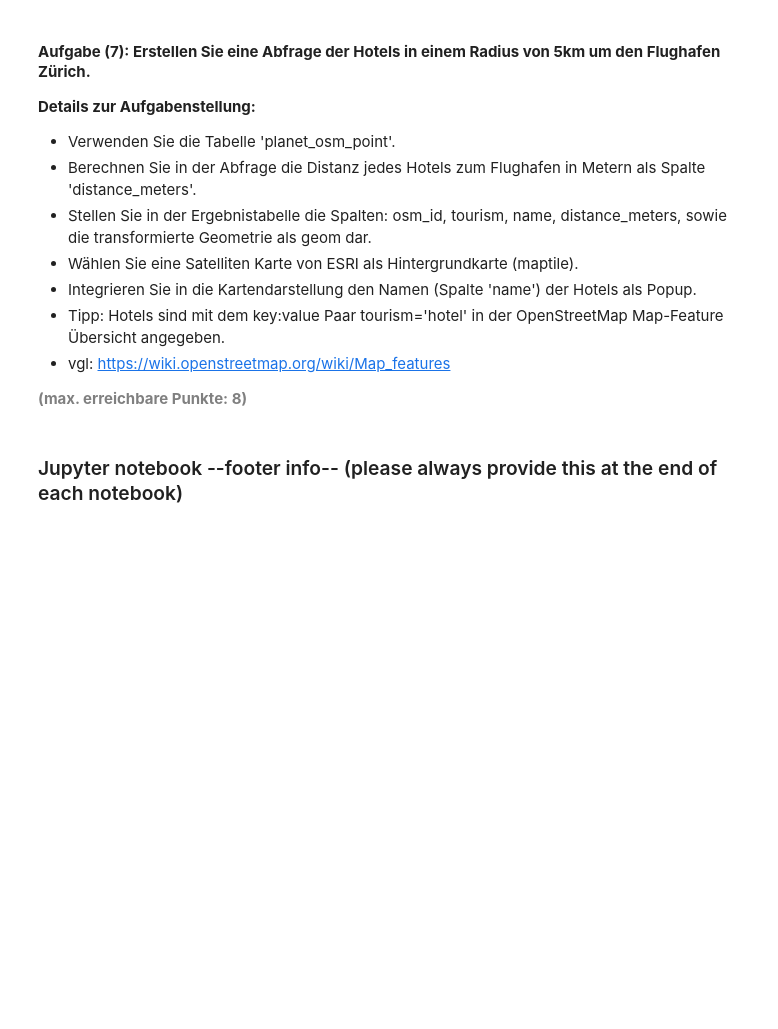
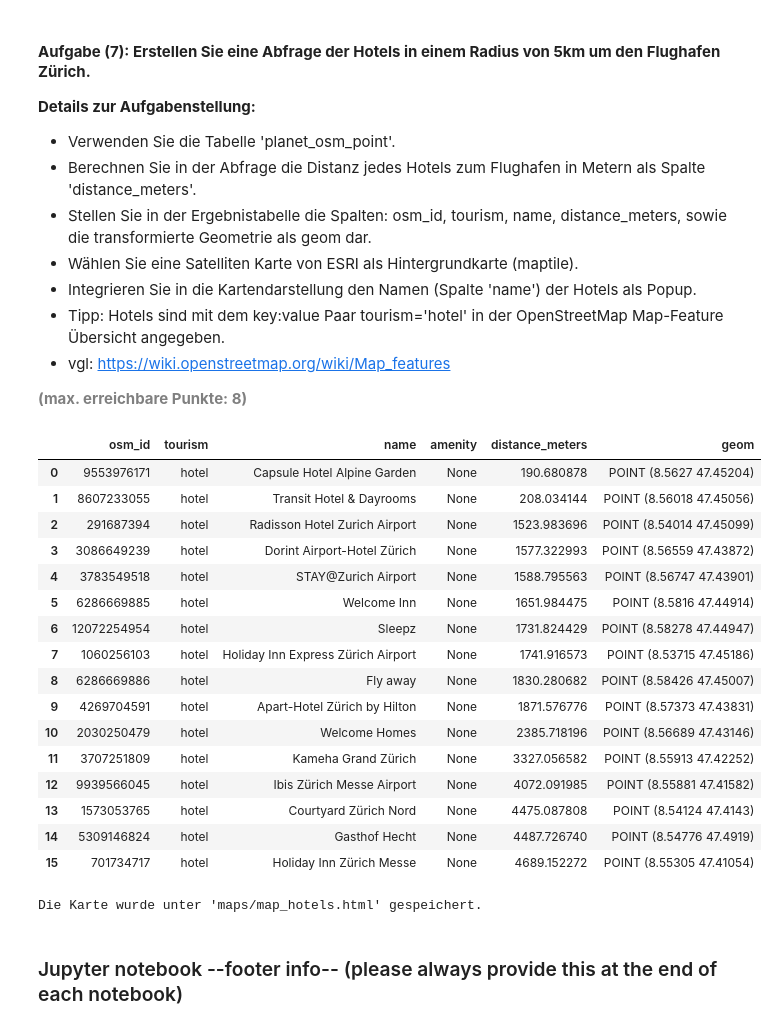
Before and after one commit to migifor-forstmi4/python_postgresql_postgis, a Jupyter notebook: Leistungsnachweis 1/AP03_Management_Raeumliche_Daten.ipynb, the cells around one changed output. Cells and saved outputs as stored; diff of their text form; code cells hidden in the pictures; blank space fills up the shorter version.

```diff
--- a/Leistungsnachweis 1/AP03_Management_Raeumliche_Daten.ipynb
+++ b/Leistungsnachweis 1/AP03_Management_Raeumliche_Daten.ipynb
@@ -636,30 +659,72 @@ print("Die Karte wurde unter 'maps/map_farmland_meadow.html' gespeichert.")
 <b style="color: gray;">(max. erreichbare Punkte: 8)</b>
 # %%
 # Engine für Datenbankverbindung erstellen
-
+engine = create_engine(db_connection_url)
 
 # Ergänzen Sie die SQL-Abfrage, um die Aufgabe zu lösen
 sql = """SELECT
+            p.osm_id,
+            p.tourism,
+            p.name,
+            p.amenity,
+            ST_Distance(
+                ST_Transform(p.way, 4326)::geography,
+                ST_SetSRID(ST_MakePoint(8.560238, 47.452433), 4326)::geography
+            ) AS distance_meters,
+            ST_Transform(p.way, 4326) AS geom
          FROM
-         WHERE;"""
+            planet_osm_point AS p
+         WHERE
+            p.tourism = 'hotel'
+            AND ST_DWithin(
+                ST_Transform(p.way, 4326)::geography,
+                ST_SetSRID(ST_MakePoint(8.560238, 47.452433), 4326)::geography,
+                5000
+        )
+        ORDER BY distance_meters;"""
+
+
+#mit ST_Distance(...) AS distance_meters berechent die Entfernung in Metern zwischen Suche und festem Punkt
+#mit ST_Transform wandelt die Geometrie in Koordinatensystem, sodass GeoFrame es nutzen kann
+#mit ST_MakePoint baut einen Punkt (hier Referenzpunkt HB) in den Code ein --> Reihenfolge immer: Longtitude (x), Latitude (y)
+#mit ST_SetSRID(geometry,srid) weist einer Geometrie einen SRID zu (Spatial Reference System Identifier) --> ohne SRID weiss PostGIS nicht, wie Entfernungen und Transformationen gerechnet werden sollen.
+#mit ST_DWithin(...,500) werden nur die Salons die maximal 500 meter vom Referenzpunkt entfernt sind. (Radius)
 
 # Ergebnis in GeoDataFrame abspeichern
-gdf_hotels = gpd.GeoDataFrame.from_postgis(sql, engine)
+gdf = gpd.GeoDataFrame.from_postgis(sql, engine)
 
 # Datenbankverbindung trennen
-
+engine.dispose()
 
 # Zeigen des GeoDataFrames
-gdf_hotels.head(10)
+gdf
+# %% [output]
+|  | osm_id | tourism | name | amenity | distance_meters | geom |
+| 0 | 9553976171 | hotel | Capsule Hotel Alpine Garden | None | 190.680878 | POINT (8.5627 47.45204) |
+| 1 | 8607233055 | hotel | Transit Hotel & Dayrooms | None | 208.034144 | POINT (8.56018 47.45056) |
+| 2 | 291687394 | hotel | Radisson Hotel Zurich Airport | None | 1523.983696 | POINT (8.54014 47.45099) |
+| 3 | 3086649239 | hotel | Dorint Airport-Hotel Zürich | None | 1577.322993 | POINT (8.56559 47.43872) |
+| 4 | 3783549518 | hotel | STAY@Zurich Airport | None | 1588.795563 | POINT (8.56747 47.43901) |
+| 5 | 6286669885 | hotel | Welcome Inn | None | 1651.984475 | POINT (8.5816 47.44914) |
+| 6 | 12072254954 | hotel | Sleepz | None | 1731.824429 | POINT (8.58278 47.44947) |
+| 7 | 1060256103 | hotel | Holiday Inn Express Zürich Airport | None | 1741.916573 | POINT (8.53715 47.45186) |
+| 8 | 6286669886 | hotel | Fly away | None | 1830.280682 | POINT (8.58426 47.45007) |
+| 9 | 4269704591 | hotel | Apart-Hotel Zürich by Hilton | None | 1871.576776 | POINT (8.57373 47.43831) |
+| 10 | 2030250479 | hotel | Welcome Homes | None | 2385.718196 | POINT (8.56689 47.43146) |
+| 11 | 3707251809 | hotel | Kameha Grand Zürich | None | 3327.056582 | POINT (8.55913 47.42252) |
+| 12 | 9939566045 | hotel | Ibis Zürich Messe Airport | None | 4072.091985 | POINT (8.55881 47.41582) |
+| 13 | 1573053765 | hotel | Courtyard Zürich Nord | None | 4475.087808 | POINT (8.54124 47.4143) |
+| 14 | 5309146824 | hotel | Gasthof Hecht | None | 4487.726740 | POINT (8.54776 47.4919) |
+| 15 | 701734717 | hotel | Holiday Inn Zürich Messe | None | 4689.152272 | POINT (8.55305 47.41054) |
 # %%
 # Projektion definieren (WGS84)
-if gdf_hotels.crs is None:
-    gdf_hotels.set_crs(epsg=4326, inplace=True)
+if gdf.crs is None:
+    gdf.set_crs(epsg=4326, inplace=True)
 else:
     pass
 
 # Latitude und Longitude für die Zentrierung der Karte ermitteln
-centroids = gdf_hotels.geometry.centroid
+centroids = gdf.geometry.centroid
 lon = centroids.x.mean()
 lat = centroids.y.mean()
 
@@ -670,7 +735,7 @@ m = folium.Map(location=[lat, lon],
 
 # Map settings
 folium.GeoJson(
-    gdf_hotels,
+    gdf,
     name='map',
     popup=folium.GeoJsonPopup(fields=['name'])
 ).add_to(m)
@@ -680,6 +745,8 @@ folium.LayerControl().add_to(m)
 # Save the map to an HTML file
 m.save('maps/map_hotels.html')
 print("Die Karte wurde unter 'maps/map_hotels.html' gespeichert.")
+# %% [output]
+Die Karte wurde unter 'maps/map_hotels.html' gespeichert.
 # %% [markdown]
 ### Jupyter notebook --footer info-- (please always provide this at the end of each notebook)
 # %%
```
Also changed, not shown: parts of 2 cells of this notebook, 3 other files.
